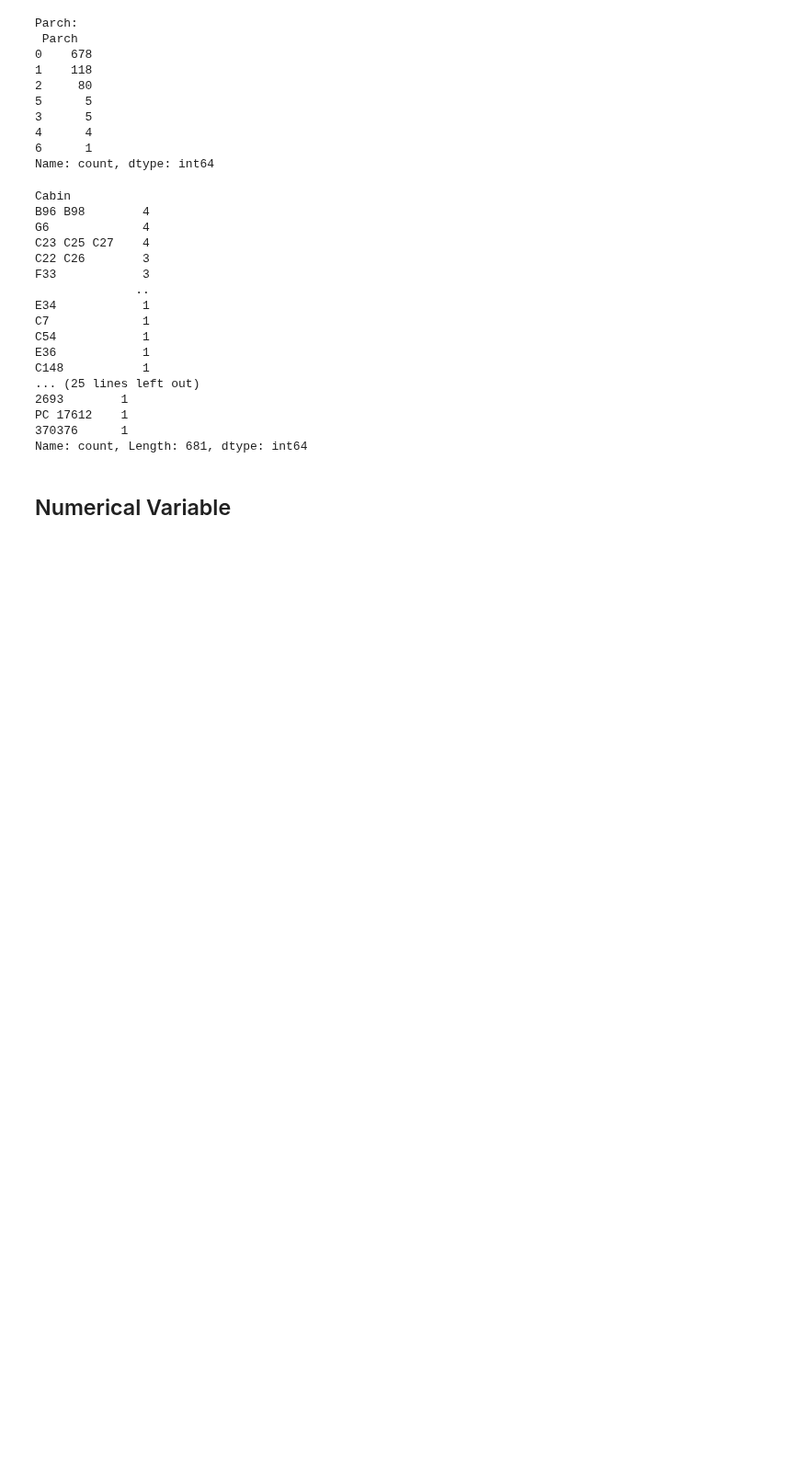
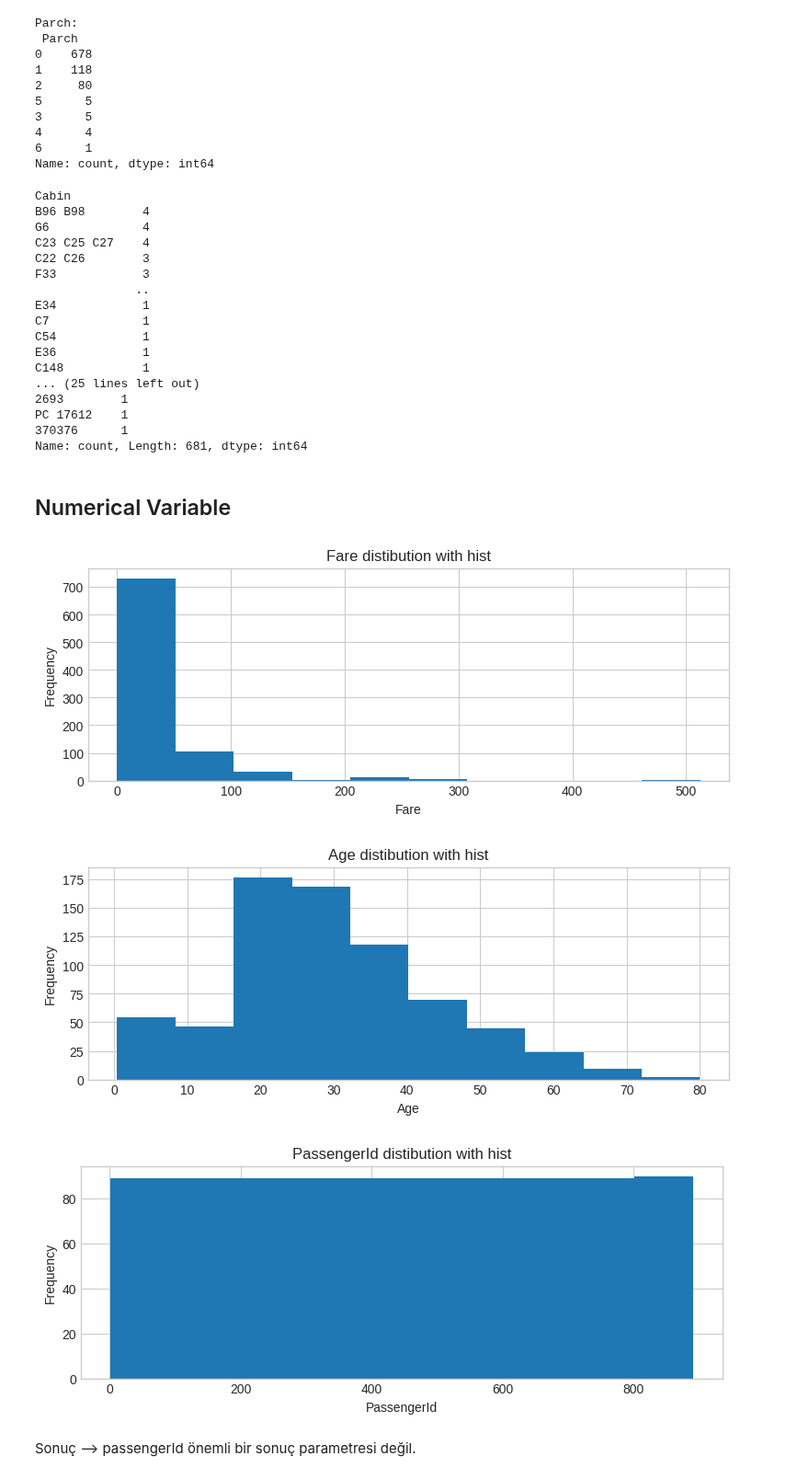
Before and after one commit to akalinirem/machine_learning, a Jupyter notebook: pages/titanic_project/titanic_project.ipynb, the cells around one changed output. Shown at 92% size. Drawn from its saved outputs; the diff is of its cells as text; code cells hidden in the pictures; blank space fills up the shorter version.

```diff
--- a/pages/titanic_project/titanic_project.ipynb
+++ b/pages/titanic_project/titanic_project.ipynb
@@ -242,3 +246,21 @@ Name: count, Length: 681, dtype: int64
 <a id= '5'></a>
 
 ## Numerical Variable
+# %%
+def plot_hist(variable):
+    plt.figure(figsize = (9,3))
+    plt.hist(train_df[variable])
+    plt.xlabel(variable)
+    plt.ylabel("Frequency")# ilgili feature ait kaç sample var
+    plt.title("{} distibution with hist".format(variable))
+    plt.show()
+# %%
+numericVar = ["Fare", "Age", "PassengerId"]
+for n in numericVar:
+    plot_hist(n)
+# %% [output]
+[figure, added]
+[figure, added]
+[figure, added]
+# %% [markdown]
+Sonuç --> passengerId önemli bir sonuç parametresi değil.
```
Also changed, not shown: parts of 8 cells of this notebook.
